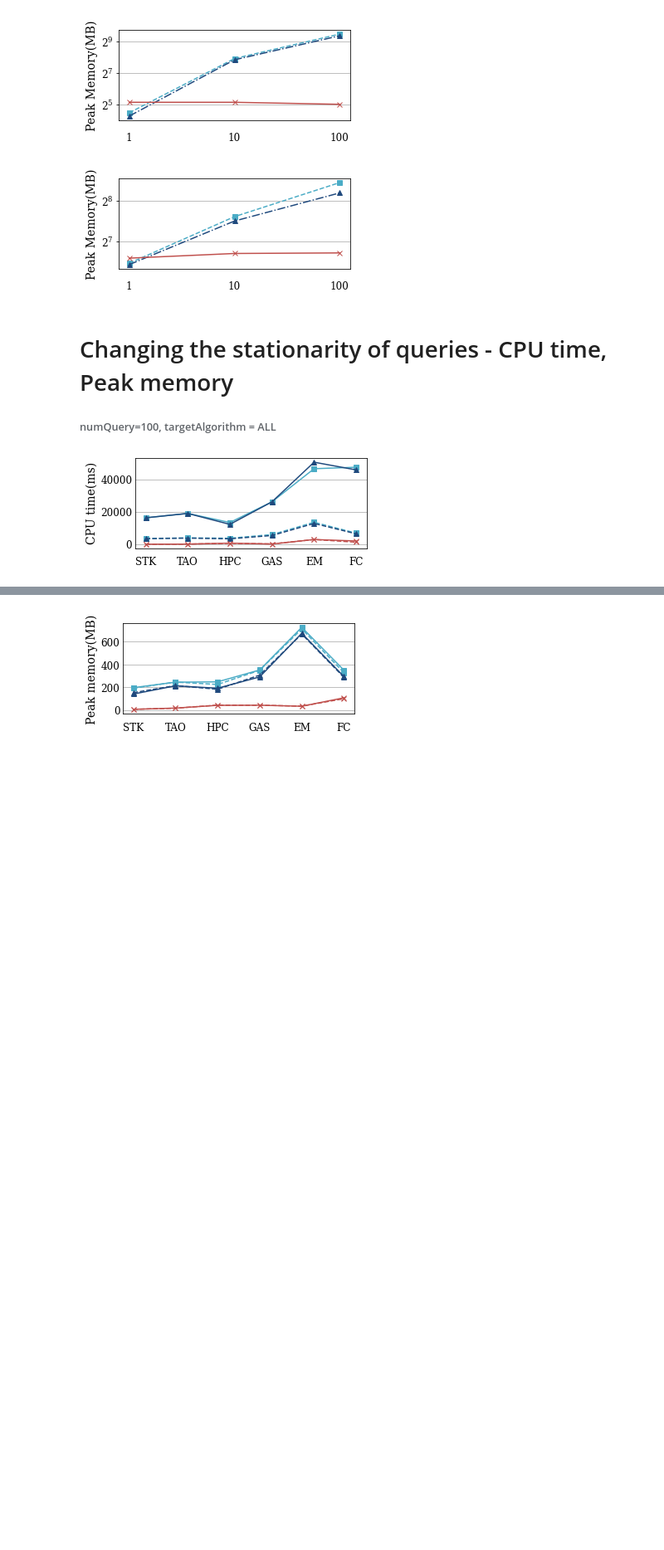
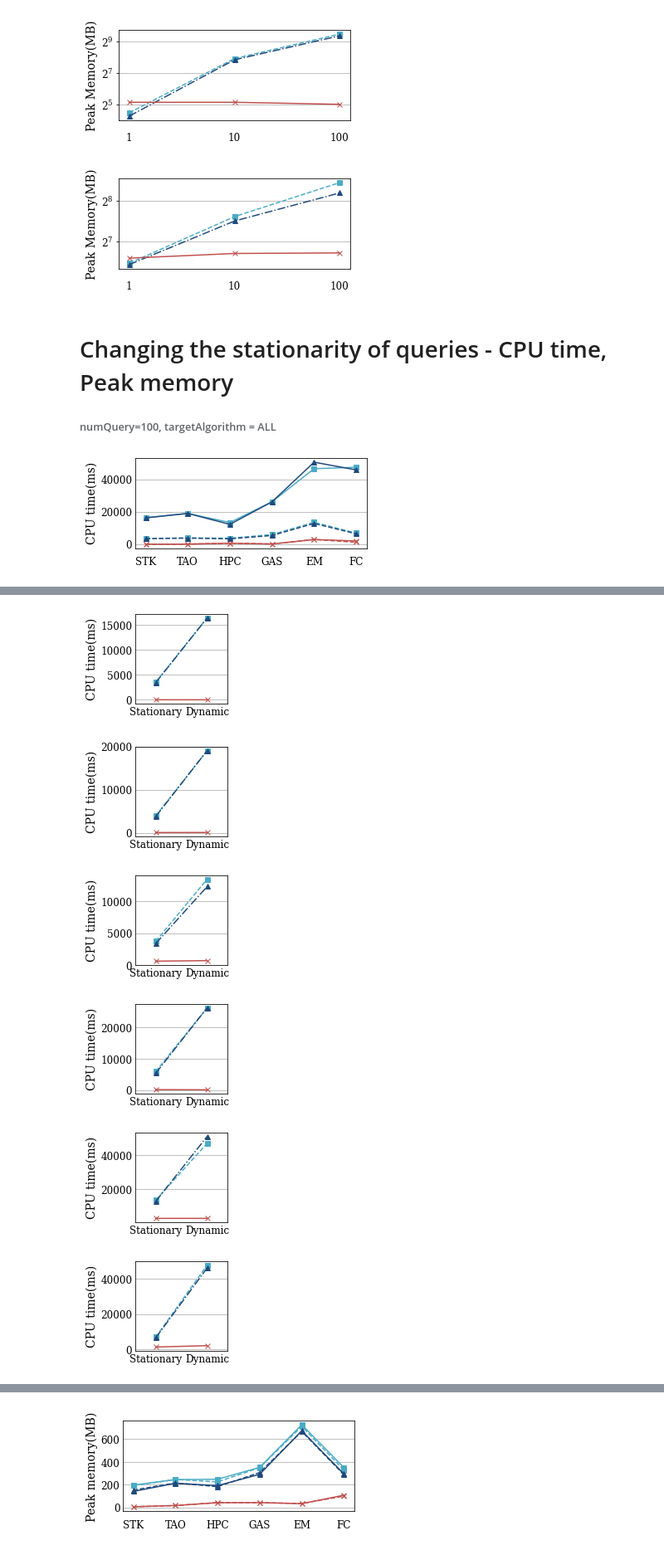
Before and after one commit to YoojuShin/SIGMOD2021LogScript, a Jupyter notebook: figure_script.ipynb, the cells around one changed output, grey strips where cells are left out. Shown at 83% size. Cells and saved outputs as stored; diff of their text form; code cells hidden in the pictures; blank space fills up the shorter version.

Commit message:
Stationarity modified

```diff
--- a/figure_script.ipynb
+++ b/figure_script.ipynb
@@ -64,7 +64,7 @@ FONTSIZE_XLABEL_vp=12
 FONTSIZE_YLABEL_vp=14
 
 # stationarity Plot parameters
-figsize_stationarity = (5,2)
+figsize_stationarity = (2,2)
 target_alg_stationarity = ['SOP','pMCSKY','OURS']
 FONTSIZE_TICK_stationarity=12
 FONTSIZE_XLABEL_stationarity=12
@@ -315,7 +315,7 @@ for dataname in dataset:
 graphdf_stationary = df.loc[(df['ChgQRatio']==0) & (df["Queryset"].str.contains(r"\_Q100$"))].pivot(index="Dataset",columns="Method",values="Time").reindex(dataset)
 graphdf_dynamic = df.loc[(df['ChgQRatio']>0) & (df["Queryset"].str.contains(r"\_Q100$"))].pivot(index="Dataset",columns="Method",values="Time").reindex(dataset)
 
-fig = plt.figure(figsize=figsize_stationarity)
+fig = plt.figure(figsize=figsize_vp)
 ax = fig.add_subplot(1,1,1)
 for i, algname in enumerate(target_alg_stationarity):
     ax.plot(graphdf_stationary[algname], linestyle='--', marker=algo_marker[algname], color=algo_color[algname])
@@ -338,0 +364,40 @@ plt.savefig('Stationarity_CpuTime.pdf', bbox_inches='tight', format='pdf')
+# %%
+
+for dataname in dataset:
+    graphdf_nochange = df.loc[(df["Dataset"]==dataname) & (df['ChgQRatio']==0) & \
+        (df["Queryset"].str.contains(r"\_Q100$"))].pivot(index="ChgQRatio",columns="Method",values="Time")
+    graphdf_change = df.loc[(df["Dataset"]==dataname) & (df['ChgQRatio']>0) & \
+            (df["Queryset"].str.contains(r"\_Q100$"))].pivot(index="ChgQRatio",columns="Method",values="Time")
+    graphdf = pd.concat([graphdf_nochange,graphdf_change])
+    graphdf.index=["Stationary",'Dynamic']
+    graphdf = graphdf[target_alg_stationarity]
+    fig = plt.figure(figsize=figsize_stationarity)
+    ax = fig.add_subplot(1,1,1)
+    for i, algname in enumerate(target_alg_stationarity):
+        ax.plot(graphdf[algname], linestyle=algo_line[algname], marker=algo_marker[algname], color=algo_color[algname])
+    ax.grid(b=True,which="major",axis='y',zorder=0)
+    ax.set_xlabel("")
+    ax.set_ylabel('CPU time(ms)', fontsize=FONTSIZE_YLABEL_stationarity)
+    ax.set_xlim([-0.4,1.4])
+    # ax.set_ylim([1,1024])
+    # plt.yticks([1,32,1024])
+    # ax.set_yticklabels(['1','32','1024'])
+    # xpositions=np.array(xpositions)
+    # plt.xticks(np.mean(xpositions,axis=0),["Stationary",'Dynamic'])
+
+    # TODO: Put pattern in the bar graph
+    # remove ticks
+    ax.tick_params(axis='both', which ='both', length = 0)
+    ax.tick_params(axis='x', labelsize=FONTSIZE_XLABEL_stationarity)
+    ax.tick_params(axis='y', labelsize=FONTSIZE_TICK_stationarity)
+    # rotate ticks
+    ax.tick_params(axis ='x', rotation = 0)
+
+    plt.savefig('Stationarity_'+dataname+'_CpuTime.pdf', bbox_inches='tight', format='pdf')
+# %% [output]
+[figure, added]
+[figure, added]
+[figure, added]
+[figure, added]
+[figure, added]
+[figure, added]
```
Also changed, not shown: parts of 2 cells of this notebook.
